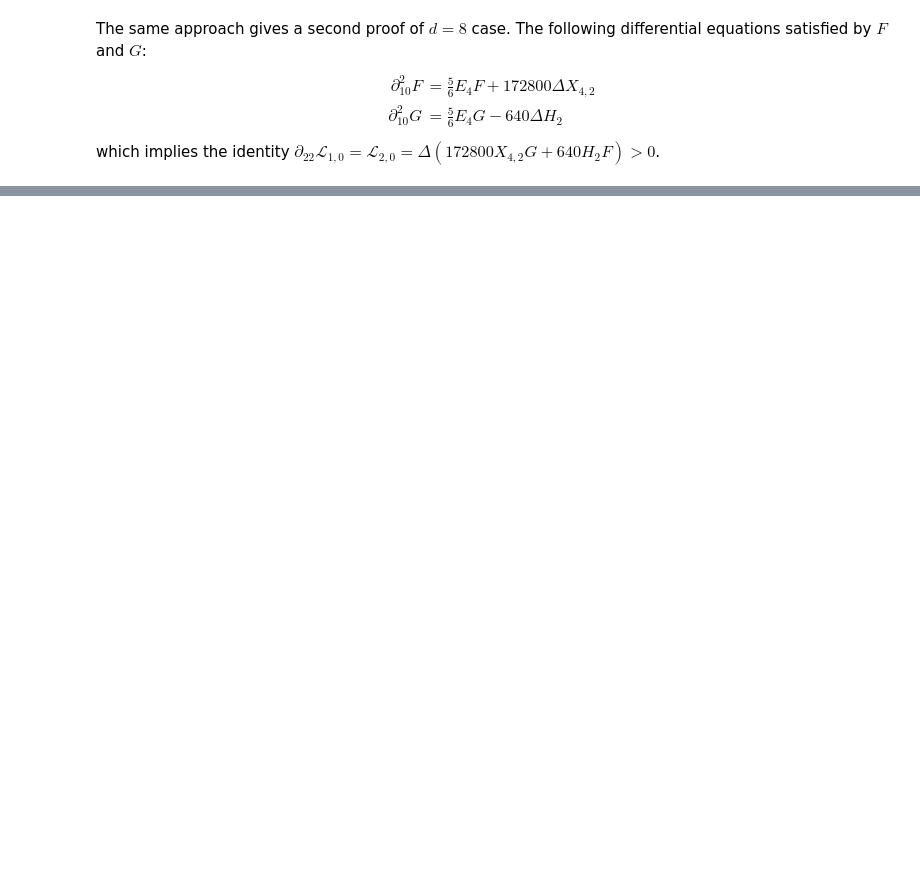
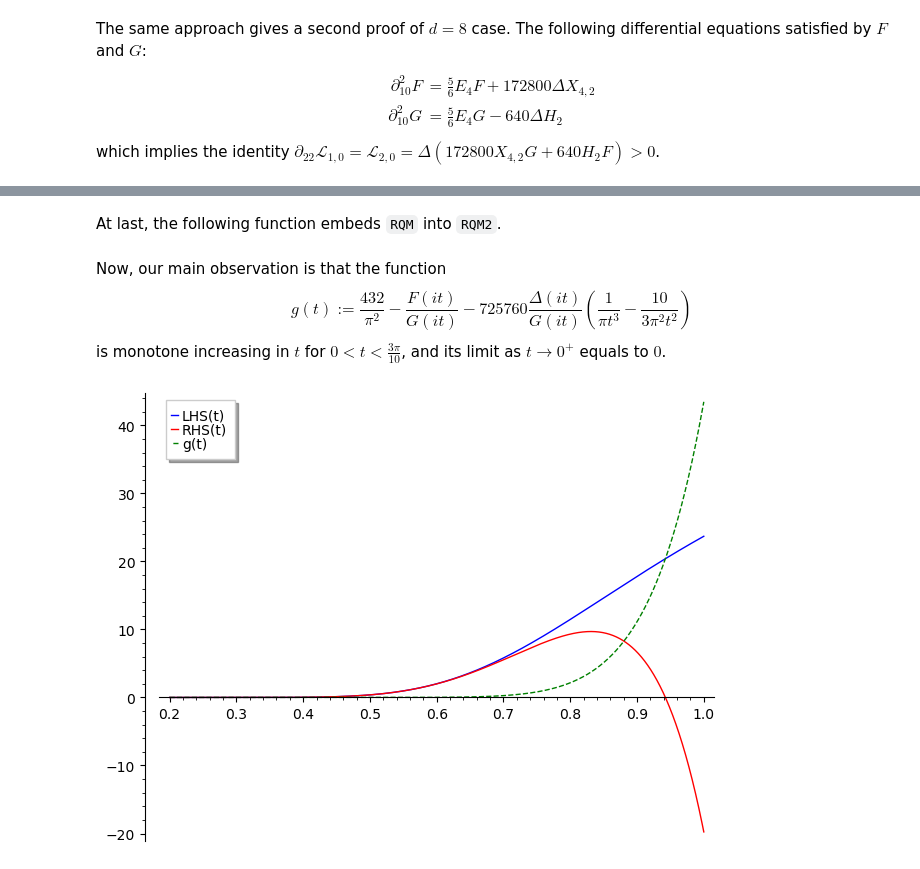
Before and after one commit to seewoo5/posqmf, a Jupyter notebook: positive_qmf.ipynb, the cells around one changed output, grey strips where cells are left out. Saved outputs shown, nothing was run; the diff lists cells and outputs as text; code cells hidden in the pictures; blank space fills up the shorter version.

```diff
--- a/positive_qmf.ipynb
+++ b/positive_qmf.ipynb
@@ -823,0 +1085,2 @@ assert L_2_0_8d == Disc_ * (a * l1_to_l2(extremal_qm(4, 2)) * G_8d + b * H2 * F_
+# %% [markdown]
+At last, the following function embeds `RQM` into `RQM2`.
@@ -823,0 +1094,19 @@ assert L_2_0_8d == Disc_ * (a * l1_to_l2(extremal_qm(4, 2)) * G_8d + b * H2 * F_
+# %% [markdown]
+Now, our main observation is that the function
+$$
+g(t) := \frac{432}{\pi^2} - \frac{F(it)}{G(it)} - 725760 \frac{\Delta(it)}{G(it)} \left(\frac{1}{\pi t^3} - \frac{10}{3 \pi^2 t^2}\right)
+$$
+is monotone increasing in $t$ for $0 < t < \frac{3\pi}{10}$, and its limit as $t \to 0^+$ equals to $0$.
+# %%
+disc = qm_to_func(Disc)
+LHS_func = 432 / pi^2 - f_24d / g_24d
+RHS_func = 725760 * disc / g_24d * (1 / pi / t^3 - (10/3) / pi^2 / t^2)
+g_func = LHS_func - RHS_func
+
+show(
+    plot(LHS_func, (t, 0.2, 1.0), color="blue", legend_label="LHS(t)") + \
+    plot(RHS_func, (t, 0.2, 1.0), color="red", legend_label="RHS(t)") + \
+    plot(g_func, (t, 0.2, 1.0), color="green", linestyle="dashed", legend_label="g(t)")
+)
+# %% [output]
+[figure, added]
```
Also changed, not shown: parts of 28 cells of this notebook, 1 other file.
